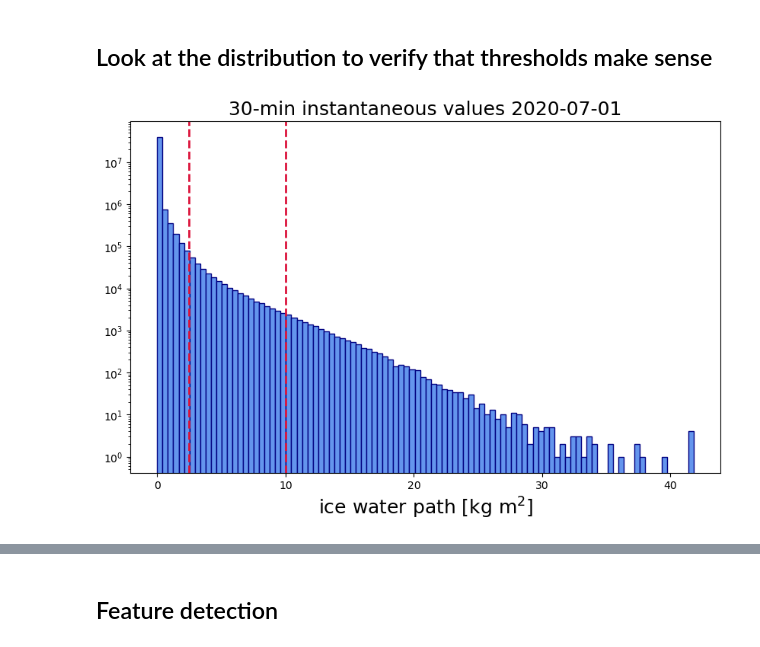
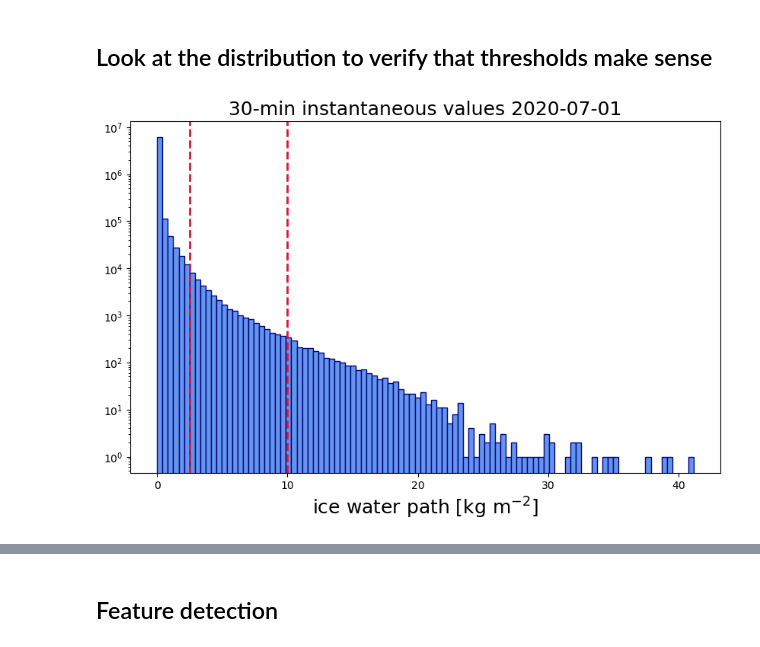
Before and after one commit to erogluorhan/storm-tracking-cookbook, a Jupyter notebook: notebooks/03-storm-tracking.ipynb, the cells around one changed output, grey strips where cells are left out. Cells and saved outputs as stored; diff of their text form; code cells hidden in the pictures.

Commit message:
cleaned up notebook and tested to run with new regridded data

```diff
--- a/notebooks/03-storm-tracking.ipynb
+++ b/notebooks/03-storm-tracking.ipynb
@@ -10,28 +13,22 @@ For this cookbook, we are using tobac version: 1.6.0
 # %% [markdown]
 ## Look at the distribution to verify that thresholds make sense
 # %%
-# read in the data
+# read in the regridded data
+mpas_regridded = xr.open_dataset("mpas_ice_water_path_regridded.nc")
+iwp = mpas_regridded.ice_water_path.squeeze().compute() / 1000
-# %%
-from pathlib import Path
-import xarray as xr
-
-mpas_path = Path('/glade/campaign/mmm/wmr/skamaroc/NSC_2023/3.75km_simulation_output_save/')
-file_names = list(mpas_path.glob('diag.3.75km.2020-07-01*00.nc'))
-iwp = xr.open_dataset(file_names[0])['ice_water_path'].compute().squeeze() / 1000
 # %%
 import matplotlib.pyplot as plt
-
 plt.figure(figsize=(10,6))
 
 fs = 18
 plt.title('30-min instantaneous values ' + str('2020-07-01'), fontsize = fs)
-plt.hist(iwp, bins=100, log=True, color='cornflowerblue', edgecolor='navy')
+plt.hist(iwp.values.flatten(), bins=100, log=True, color='cornflowerblue', edgecolor='navy')
 
 thresholds = [2.5, 10]
 for threshold in thresholds:
     plt.axvline(x=threshold, color='crimson', linestyle='--', linewidth=2, label='Threshold' + str(threshold))
 
-plt.xlabel('ice water path [kg m$^2$]', fontsize = fs )
+plt.xlabel('ice water path [kg m$^{-2}$]', fontsize = fs )
 plt.show()
 # %% [output]
-[figure, old version]
+[figure, new version]
```
Also changed, not shown: parts of 19 cells of this notebook, 4 other files.
